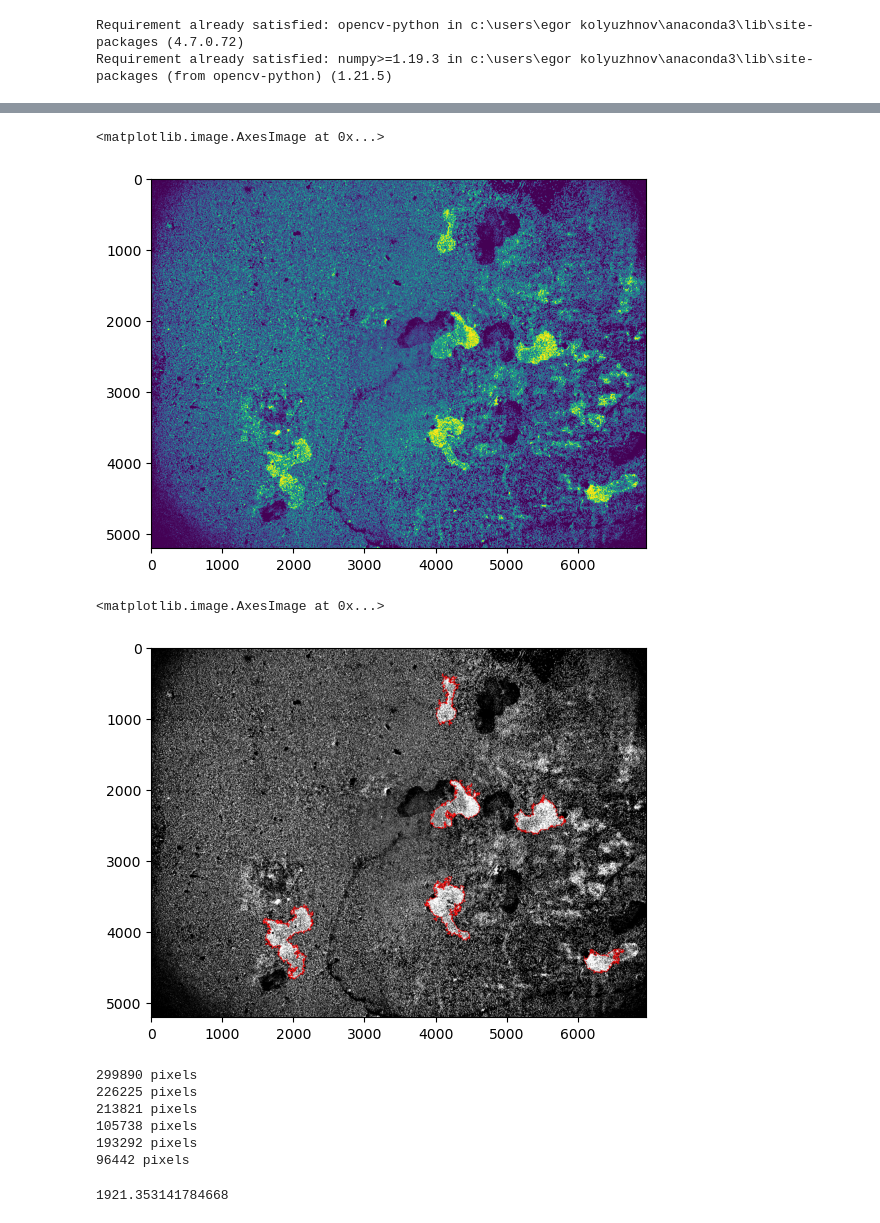
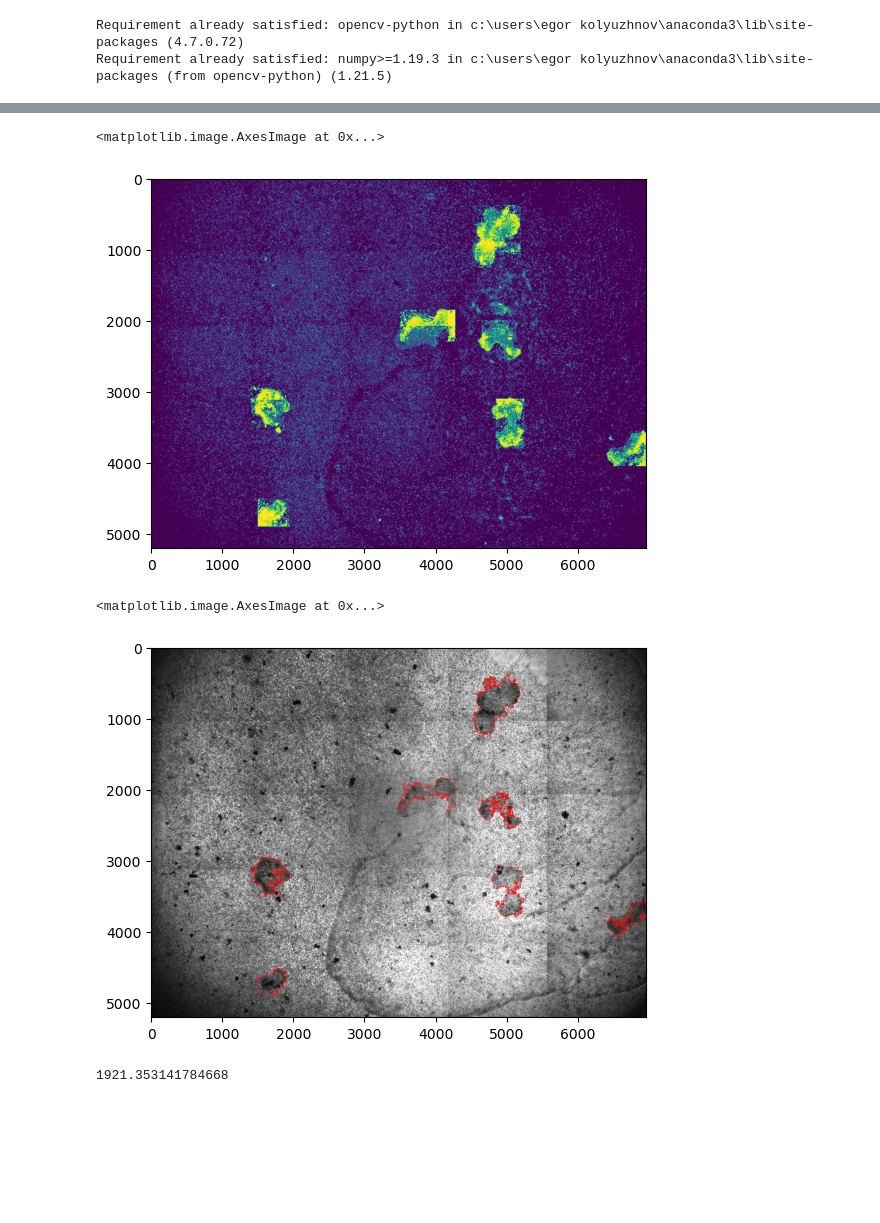
Before and after one commit to numimin/TOOI, a Jupyter notebook: TOOI Task.ipynb, the cells around one changed output, grey strips where cells are left out. Cells and saved outputs as stored; diff of their text form; code cells hidden in the pictures; blank space fills up the shorter version.

Commit message:
refactored and finished plants finding

```diff
--- a/TOOI Task.ipynb
+++ b/TOOI Task.ipynb
@@ -71,3 +84,5 @@ def combine_images():
                 index = y * 5 + x
                 white[y * max_y:(y + 1) * max_y, x * max_x:(x + 1) * max_x] = images[i][index][:]
     return final_images
+# %%
+images = combine_images()
@@ -74,5 +94,4 @@ def combine_images():
 # %%
-image = images[0]
 def preprocessing(image):
     return 255 - cv.cvtColor(image,cv.COLOR_BGR2GRAY)
 
@@ -80,16 +99,24 @@ def cut(image, x, y, w, h):
     white = create_white(image.shape[1], image.shape[0], 0)
     cv.rectangle(white, (x, y), (x + w, y + h), (1, 1, 1), -1)
     white = cv.cvtColor(white, cv.COLOR_BGR2GRAY)
-    return white * cut
+    return white * image
+
+def delete_background(cut_image, neighbors_coefficient, open_coefficient):
+    deleted = retain_neighbored(cut_image, neighbors_coefficient)
+    return morph_open(deleted, open_coefficient)
 
 def get_plants(image):
     preprocessed = preprocessing(image)
-    x = 1400
-    y = 2900
-    w = 500
-    h = 700
+    trichoplaxes = []
+    trichoplaxes.append(0.4 * delete_background(cut(preprocessed, 1400, 2900, 500, 700), 100, 5))
+    trichoplaxes.append(0.4 * delete_background(cut(preprocessed, 4520, 380, 680, 880), 40, 3))
+    trichoplaxes.append(0.5 * delete_background(cut(preprocessed, 3500, 1850, 780, 450), 70, 4))
+    trichoplaxes.append(0.4 * delete_background(cut(preprocessed, 1500, 4500, 450, 400), 100, 3))
+    trichoplaxes.append(0.4 * delete_background(cut(preprocessed, 4650, 2000, 500, 600), 20, 3))
+    trichoplaxes.append(0.7 * delete_background(cut(preprocessed, 4850, 3100, 400, 700), 1, 1))
+    trichoplaxes.append(0.2 * delete_background(cut(preprocessed, 6400, 3550, 600, 500), 135, 5))
+    return preprocessed - sum(trichoplaxes)
 
-preprocessed = preprocessing(image)
-cut_image = cut(preprocessed, 1400, 2900, 500, 700)
-plt.imshow(cut_image)
+plants = get_plants(images[0])
+plt.imshow(plants)
 # %% [output]
@@ -122,3 +124,0 @@ plt.imshow(opened)
-# %%
-plants = cut - 0.4 * opened
-plt.imshow(plants)
@@ -128,9 +125,9 @@ plt.imshow(plants)
 # %%
-_, objects = cv.threshold(preprocessing(final_images[83]) - plants, 25, 255, cv.THRESH_BINARY)
+_, objects = cv.threshold(preprocessing(final_images[1]) - plants, 25, 255, cv.THRESH_BINARY)
 plt.imshow(objects)
 # %% [output]
 <matplotlib.image.AxesImage at 0x...>
-[figure, old version]
+[figure, new version]
 # %%
 converted = objects.astype('uint8')
 contours, hierarchy = cv.findContours(converted, cv.RETR_TREE, cv.CHAIN_APPROX_SIMPLE)
@@ -141,13 +138,15 @@ for contour in contours:
     for length in contour.shape:
         contour_size = contour_size * length
     max_lengths.append((contour_size, contour))
-    max_lengths = list(sorted(max_lengths, key=lambda c: c[0]))[-6:]
-new_contours = list(reversed(list(map(lambda c: c[1], max_lengths))))
+    max_lengths = list(sorted(max_lengths, key=lambda c: c[0]))[-14:]
+contours = sorted(max_lengths, key = lambda c: area_from_contour(c[1], images[0].shape[1], images[0].shape[0]))
+new_contours = list(map(lambda c: c[1], contours))[-7:]
+colored = cv.cvtColor(255 - preprocessing(final_images[1]).astype('uint8'), cv.COLOR_BGR2RGB)
 cv.drawContours(colored, new_contours, -1, (255, 0, 0), 3)
 plt.imshow(colored)
 # %% [output]
 <matplotlib.image.AxesImage at 0x...>
-[figure, old version]
+[figure, new version]
 # %%
 def mask_of_contour(contour, max_x, max_y):
     white = create_white(max_x, max_y)
@@ -182,18 +181,10 @@ def area_from_contour(contour, max_x, max_y):
         for x in range(first_x, last_x):
             if mask[y, x] < 255:
                 area += 1
-
     return area
 
 for contour in new_contours:
-    print(f"{area_from_contour(contour, images[0][0].shape[1], images[0][0].shape[0])} pixels")
+    print(f"{area_from_contour(contour, images[0].shape[1], images[0].shape[0])} pixels")
-# %% [output]
-299890 pixels
-226225 pixels
-213821 pixels
-105738 pixels
-193292 pixels
-96442 pixels
 # %%
 def pipeline(image, plants):
     _, objects = cv.threshold(preprocessing(image) - plants, 25, 255, cv.THRESH_BINARY)
```
Also changed, not shown: parts of 7 cells of this notebook.
